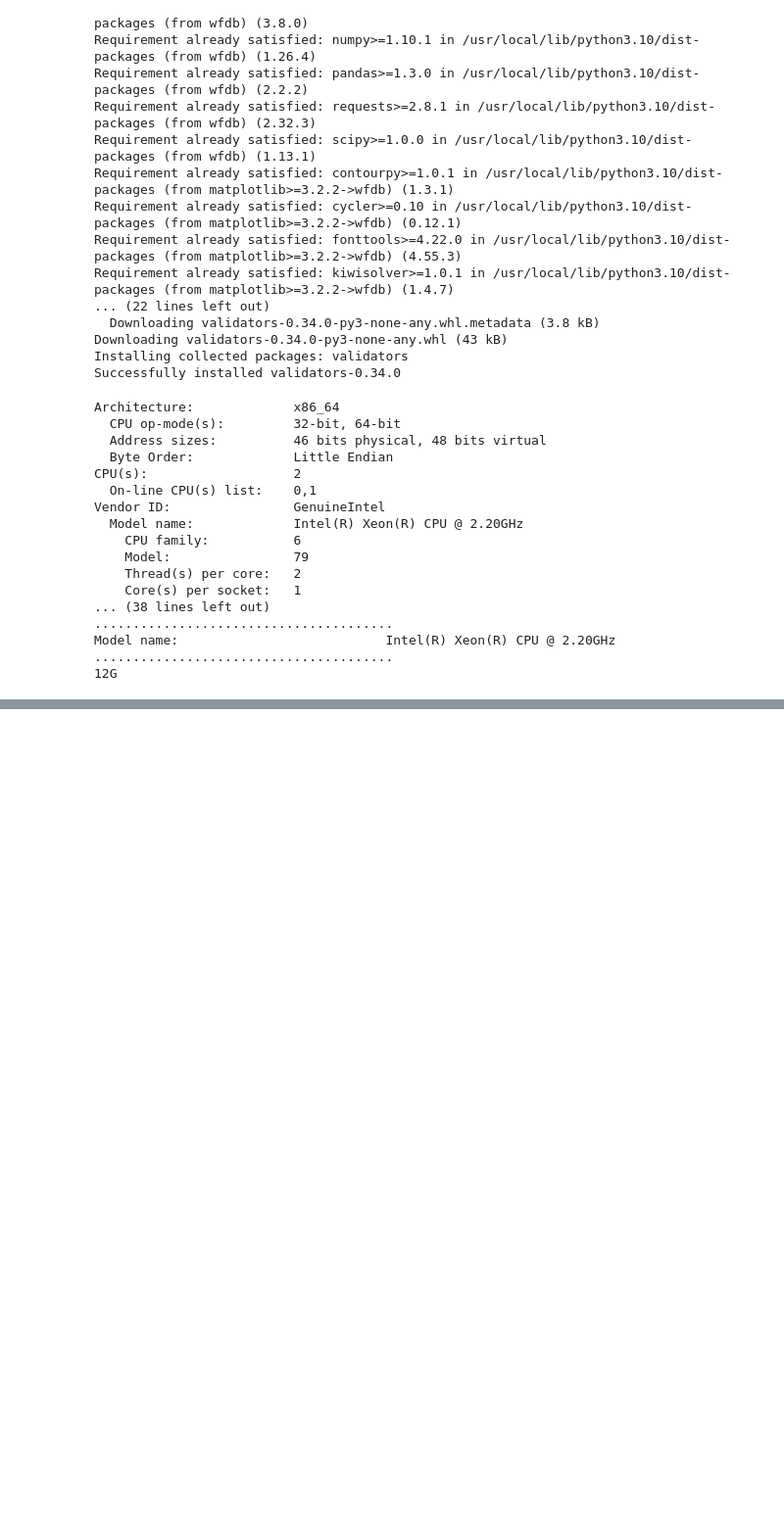
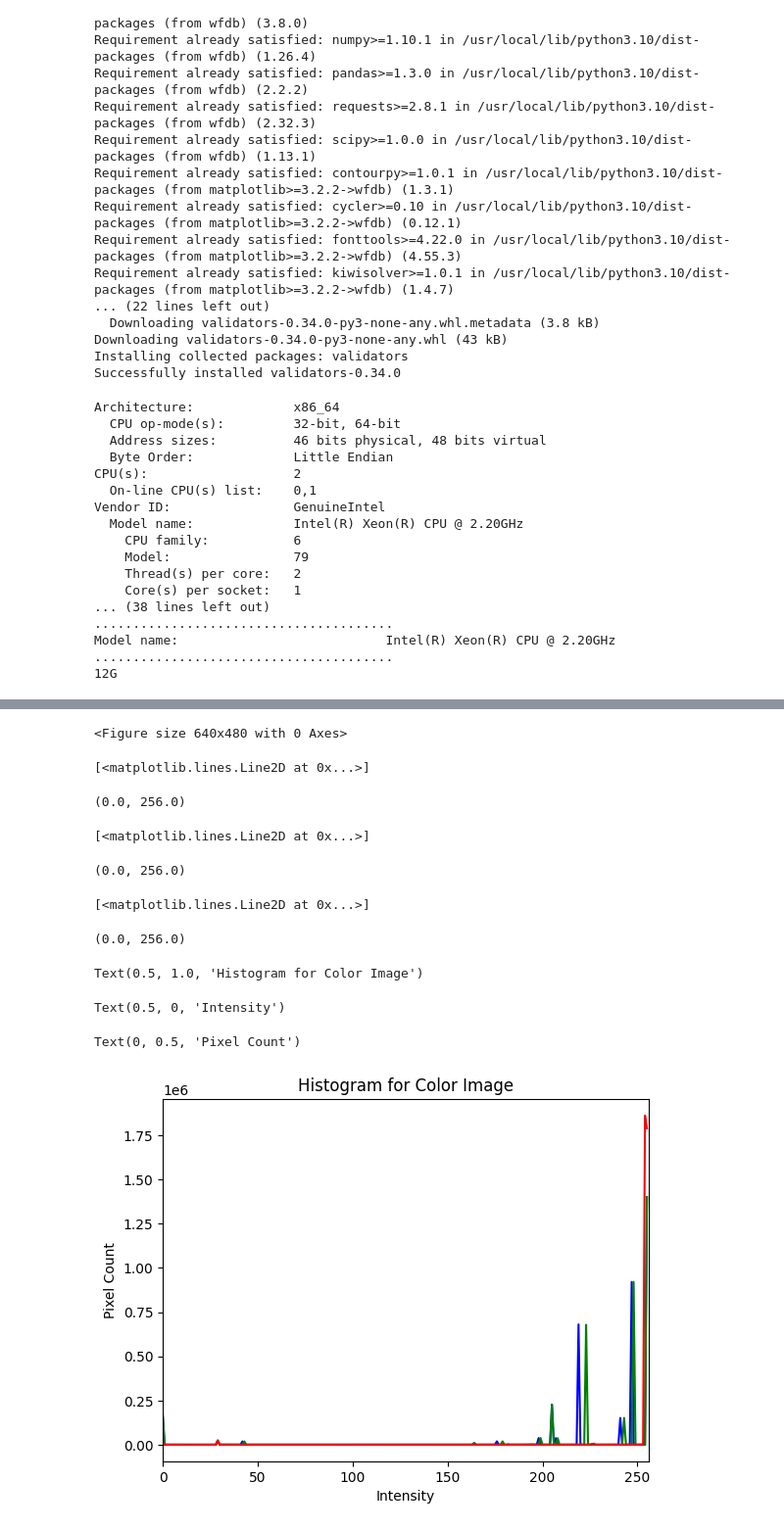
Before and after one commit to SatyanarayanaMurthyT/AIML-Projects, a Jupyter notebook: ECGDigitization.ipynb, the cells around one changed output, grey strips where cells are left out. Shown at 98% size. Drawn from its saved outputs; the diff is of its cells as text; code cells hidden in the pictures; blank space fills up the shorter version.

```diff
--- a/ECGDigitization.ipynb
+++ b/ECGDigitization.ipynb
@@ -148,0 +175,30 @@ for image_dir in list_dir:
+# %%
+
+import cv2
+import matplotlib.pyplot as plt
+
+img = cv2.imread('./ECGImageAnalysis/00000/00001_hr-0.png')
+
+# Calculate and plot histograms for each color channel
+color = ('b', 'g', 'r')
+plt.figure()
+for i, col in enumerate(color):
+    histr = cv2.calcHist([img], [i], None, [256], [0, 256])
+    plt.plot(histr, color=col)
+    plt.xlim([0, 256])
+plt.title('Histogram for Color Image')
+plt.xlabel('Intensity')
+plt.ylabel('Pixel Count')
+plt.show()
+# %% [output]
+<Figure size 640x480 with 0 Axes>
+[<matplotlib.lines.Line2D at 0x...>]
+(0.0, 256.0)
+[<matplotlib.lines.Line2D at 0x...>]
+(0.0, 256.0)
+[<matplotlib.lines.Line2D at 0x...>]
+(0.0, 256.0)
+Text(0.5, 1.0, 'Histogram for Color Image')
+Text(0.5, 0, 'Intensity')
+Text(0, 0.5, 'Pixel Count')
+[figure, added]
```
Also changed, not shown: parts of 8 cells of this notebook.
